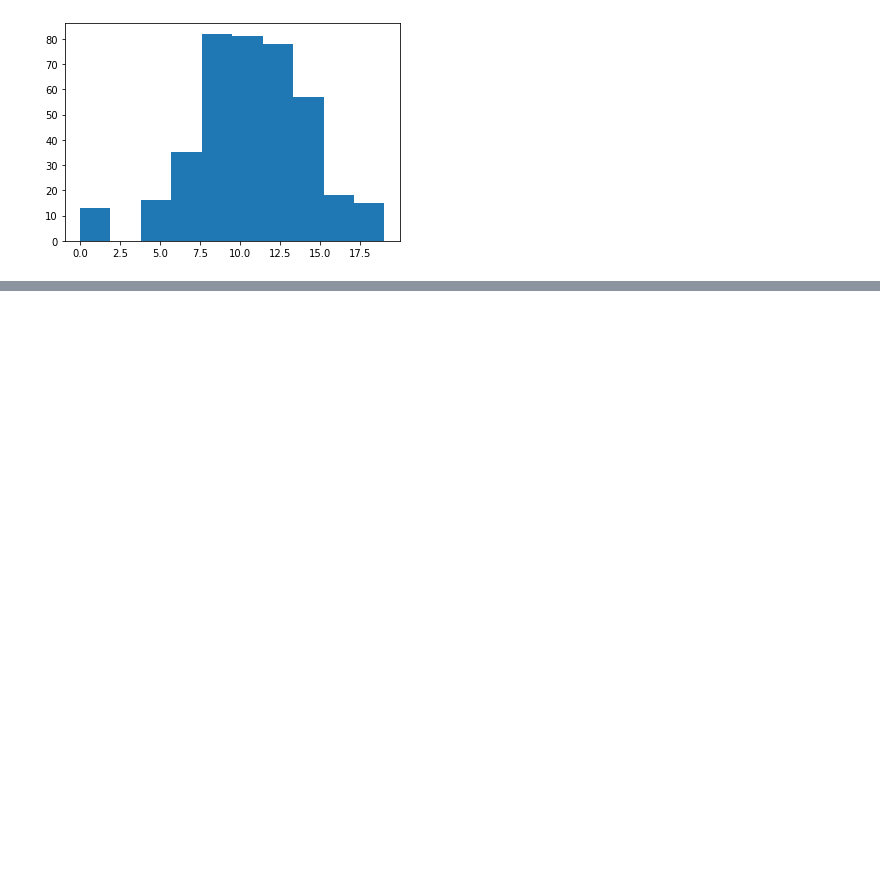
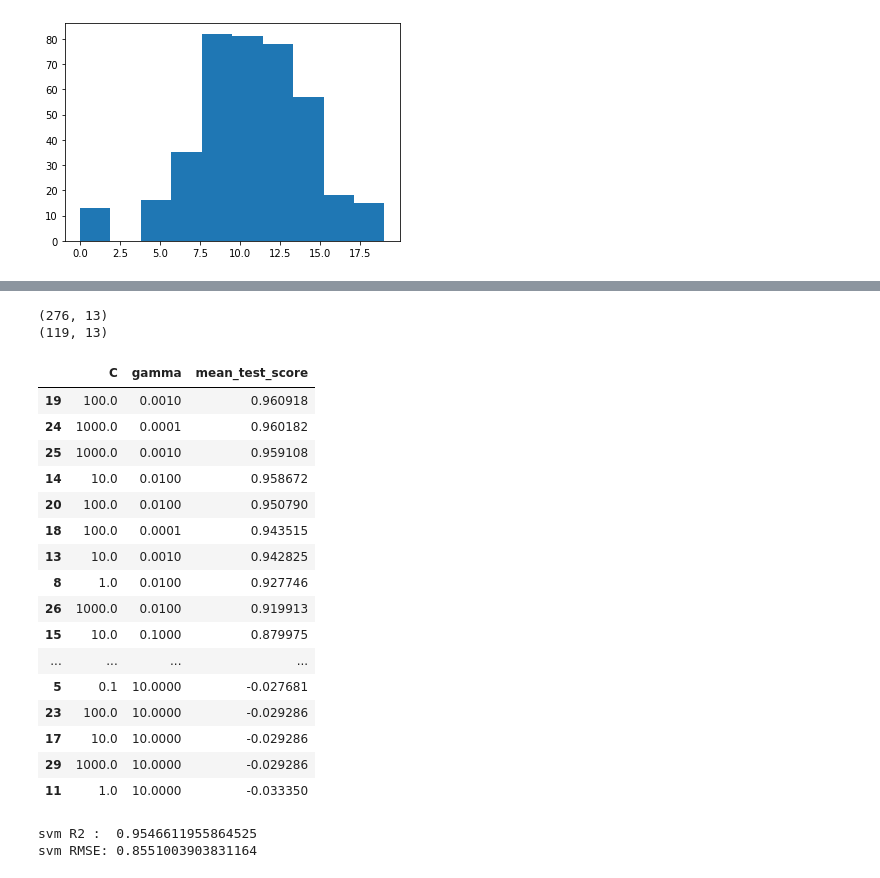
Before and after one commit to wanjuson/analyst_engineer, a Jupyter notebook: ADP_book/1회_머신러닝_v2.ipynb, the cells around one changed output, grey strips where cells are left out. Cells and saved outputs as stored; diff of their text form; code cells hidden in the pictures; blank space fills up the shorter version.

```diff
--- a/ADP_book/1회_머신러닝_v2.ipynb
+++ b/ADP_book/1회_머신러닝_v2.ipynb
@@ -108,0 +154,4 @@ df01.corr(method = 'pearson')
+# %%
+## 1-3. 범주형 변수 인코딩이 필요한 경우를 식별하고, 변환을 적용하시오. 선택한 이유를 설명하시오.
+# 데이터 타입이 object인 경우에 인코딩이 필요하며, object 모두 값이 2개여서 boolean 타입으로 인코딩하였습니다.
+df02 = pd.get_dummies(data = df01, columns = ['school', 'sex', 'paid', 'activities'], drop_first = True )
@@ -108,0 +178,17 @@ df01.corr(method = 'pearson')
+# %%
+## 1.4. 데이터 분할 방법을 2가지 쓰고 적절한 데이터 분할을 적용. 선택한 이유 설명하시오.
+# 랜덤 분할 : train, test 데이터세트를 나누어서 학습된 데이터를 검증할 수 있으며, 분할시에 무작위로 사용자가 지정하여 비율로 분할한다.
+# > 전체 분석 데이터 중 머신러닝 모델을 학습시키기 위한 학습용 데이터와 테스트용 데이터를 나누어서 적용시키는 이유는 모델 결과가 다른 데이터에도 적용 가능한지, 일반화가 가능한지를 검증하기 위함이다.
+# 층화 추출 : 종속변수가 범주형 변수인 경우에는 종속변수의 클래스의 비율을 기준으로 학습용 데이터와 테스트용 데이터의 비율을 동일하게 분할한다.
+# > 즉, 클래스의 편향을 막을 수 있다.
+X = df02.drop(columns = 'grade')
+y = df02['grade']
+# %%
+from sklearn.model_selection import train_test_split
+X_train, X_test, y_train, y_test = train_test_split(X, y, test_size = 0.3, train_size = 0.7, random_state = 2023)
+# %%
+print(X_train.shape)
+print(X_test.shape)
+# %% [output]
+(276, 13)
+(119, 13)
@@ -108,0 +205,56 @@ df01.corr(method = 'pearson')
+# %%
+# 1.6. 세 가지 모델 모두 모델링 해보고 가장 적합한 알고리즘 선택하고 이유 설명. 한계점 설명하고 보완 가능한 부분 설명하고,
+# 현업에서 사용시 주의할 점 등에 대해 기술하시오.
+from sklearn.svm import SVR
+from sklearn.ensemble import RandomForestRegressor
+from xgboost import XGBRegressor
+from sklearn.metrics import mean_squared_error
+from sklearn.preprocessing import StandardScaler
+
+from sklearn.svm import SVC
+
+# 정규화
+scaler = StandardScaler()
+X_train_scaled = pd.DataFrame(scaler.fit_transform(X_train), columns=X_train.columns)
+X_test_scaled = pd.DataFrame(scaler.transform(X_test), columns=X_test.columns)
+# %%
+# SVM  최적 모델 찾기1
+from sklearn.model_selection import GridSearchCV
+
+param_grid = [
+    { 'C': [0.1, 1,10,100, 1000],'gamma': [0.0001, 0.001, 0.01, 0.1, 1, 10]}
+]
+
+grid_svm = GridSearchCV(SVR(), param_grid =param_grid, cv = 5)
+grid_svm.fit(X_train_scaled, y_train)
+
+result = pd.DataFrame(grid_svm.cv_results_['params'])
+result['mean_test_score'] = grid_svm.cv_results_['mean_test_score']
+result.sort_values(by='mean_test_score', ascending=False)
+# %% [output]
+|  | C | gamma | mean_test_score |
+| 19 | 100.0 | 0.0010 | 0.960918 |
+| 24 | 1000.0 | 0.0001 | 0.960182 |
+| 25 | 1000.0 | 0.0010 | 0.959108 |
+| 14 | 10.0 | 0.0100 | 0.958672 |
+| 20 | 100.0 | 0.0100 | 0.950790 |
+| 18 | 100.0 | 0.0001 | 0.943515 |
+| 13 | 10.0 | 0.0010 | 0.942825 |
+| 8 | 1.0 | 0.0100 | 0.927746 |
+| 26 | 1000.0 | 0.0100 | 0.919913 |
+| 15 | 10.0 | 0.1000 | 0.879975 |
+| ... | ... | ... | ... |
+| 5 | 0.1 | 10.0000 | -0.027681 |
+| 23 | 100.0 | 10.0000 | -0.029286 |
+| 17 | 10.0 | 10.0000 | -0.029286 |
+| 29 | 1000.0 | 10.0000 | -0.029286 |
+| 11 | 1.0 | 10.0000 | -0.033350 |
+# %%
+svr = SVR(C=100, gamma = 0.001)
+svr.fit(X_train_scaled, y_train)
+
+print("svm R2 : ", svr.score(X_test_scaled, y_test))
+print("svm RMSE:", np.sqrt(mean_squared_error(y_test,svr.predict(X_test_scaled))))
+# %% [output]
+svm R2 :  0.9546611955864525
+svm RMSE: 0.8551003903831164
```
Also changed, not shown: parts of 11 cells of this notebook.
